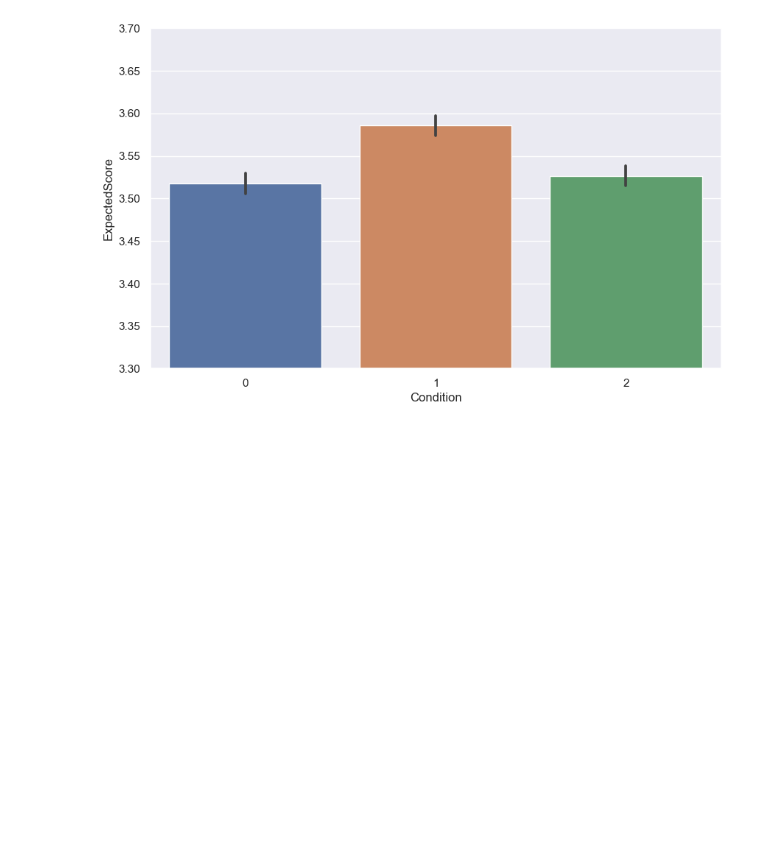
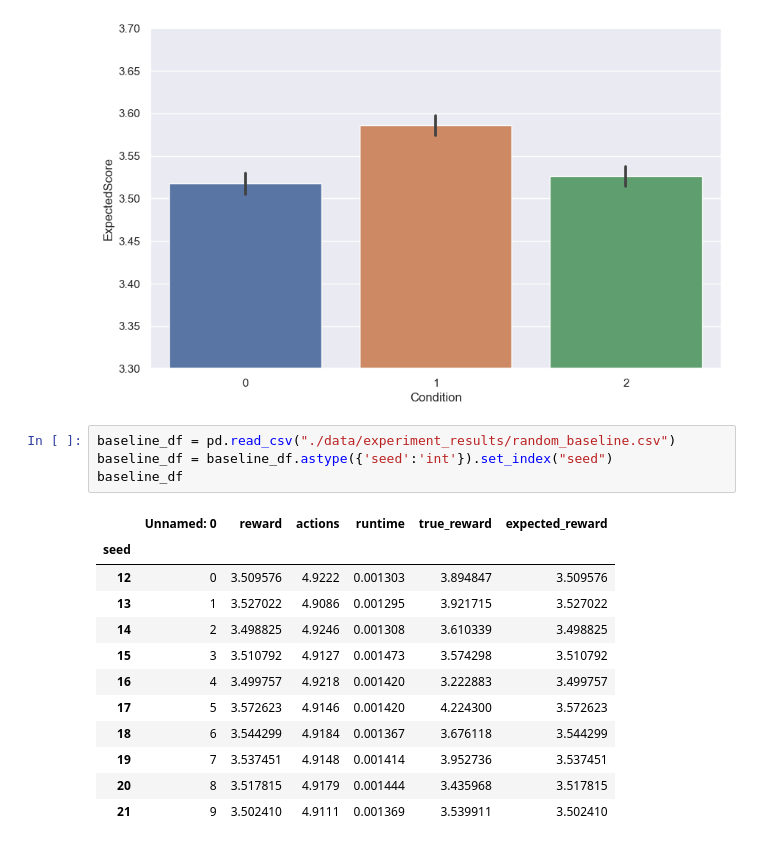
Before and after one commit to lovis-heindrich/MGPS-project-selection, a Jupyter notebook: analysis-5.ipynb, the cells around one changed output. Saved outputs shown, nothing was run; the diff lists cells and outputs as text; blank space fills up the shorter version.

```diff
--- a/analysis-5.ipynb
+++ b/analysis-5.ipynb
@@ -288,3 +285,20 @@ g.set_ylim(3.3, 3.7)
 # %% [output]
 (3.3, 3.7)
 [figure]
+# %%
+baseline_df = pd.read_csv("./data/experiment_results/random_baseline.csv")
+baseline_df = baseline_df.astype({'seed':'int'}).set_index("seed")
+baseline_df
+# %% [output]
+|  | Unnamed: 0 | reward | actions | runtime | true_reward | expected_reward |
+| seed |  |  |  |  |  |  |
+| 12 | 0 | 3.509576 | 4.9222 | 0.001303 | 3.894847 | 3.509576 |
+| 13 | 1 | 3.527022 | 4.9086 | 0.001295 | 3.921715 | 3.527022 |
+| 14 | 2 | 3.498825 | 4.9246 | 0.001308 | 3.610339 | 3.498825 |
+| 15 | 3 | 3.510792 | 4.9127 | 0.001473 | 3.574298 | 3.510792 |
+| 16 | 4 | 3.499757 | 4.9218 | 0.001420 | 3.222883 | 3.499757 |
+| 17 | 5 | 3.572623 | 4.9146 | 0.001420 | 4.224300 | 3.572623 |
+| 18 | 6 | 3.544299 | 4.9184 | 0.001367 | 3.676118 | 3.544299 |
+| 19 | 7 | 3.537451 | 4.9148 | 0.001414 | 3.952736 | 3.537451 |
+| 20 | 8 | 3.517815 | 4.9179 | 0.001444 | 3.435968 | 3.517815 |
+| 21 | 9 | 3.502410 | 4.9111 | 0.001369 | 3.539911 | 3.502410 |
```
Also changed, not shown: parts of 3 cells of this notebook, 3 other files.
